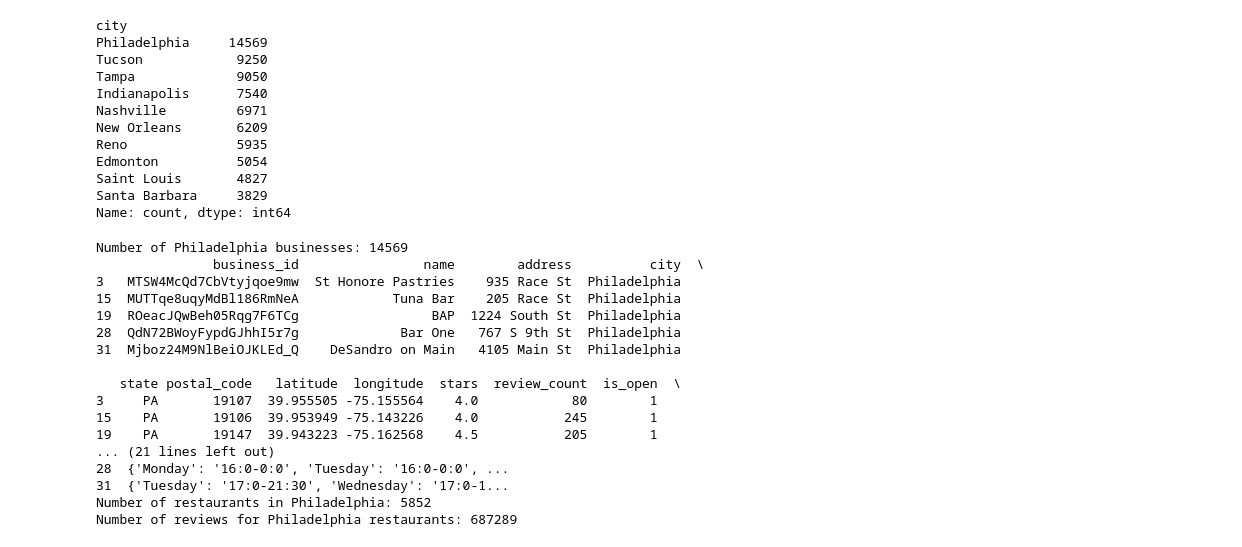
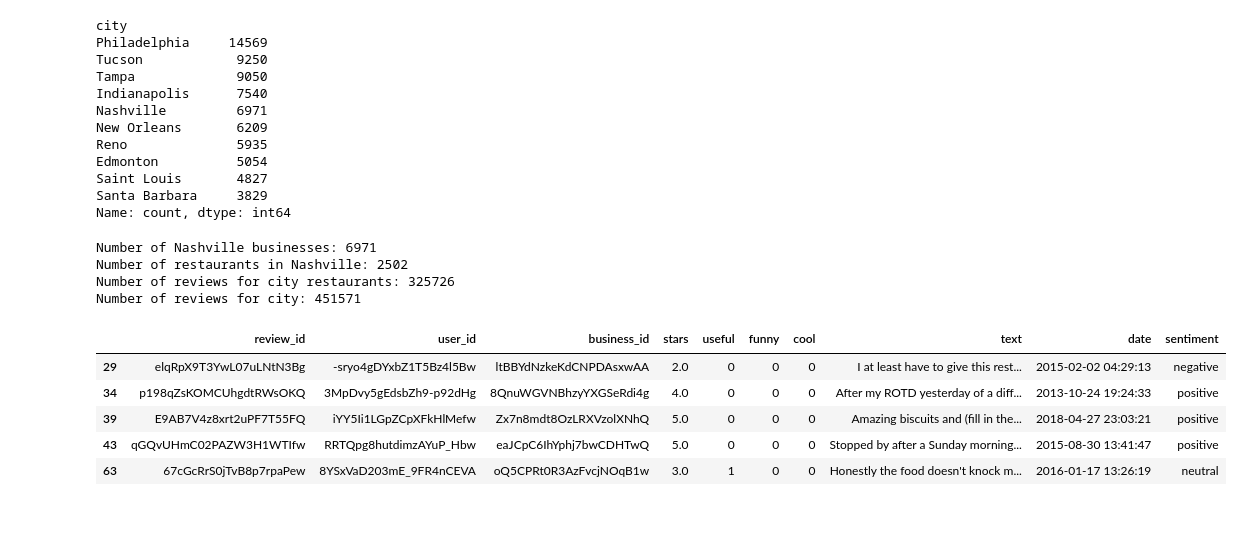
Before and after one commit to cillam/privacy-preserving-ML, a Jupyter notebook: load_data.ipynb, the cells around one changed output. Drawn from its saved outputs; the diff is of its cells as text; code cells hidden in the pictures; blank space fills up the shorter version.

```diff
--- a/load_data.ipynb
+++ b/load_data.ipynb
@@ -21,6 +21,12 @@ with open('data/yelp_dataset/yelp_academic_dataset_review.json', 'r') as f:
 
 # Combine all chunks into final DataFrame
 reviews_df = pd.concat(chunks, ignore_index=True)
+# %%
+# Create a new sentiment column based on star ratings
+reviews_df.loc[:, 'sentiment'] = reviews_df['stars'].apply(lambda x:
+    "negative" if x <= 2 else
+    "neutral" if x == 3 else
+    "positive")
 # %%
 # Get 5 random reviews
 random_reviews = reviews_df.sample(n=5)
@@ -140,44 +147,47 @@ Saint Louis       4827
 Santa Barbara     3829
 Name: count, dtype: int64
 # %%
-# Filter businesses in Philadelphia
-philly_businesses = business_df[business_df['city'] == 'Philadelphia']
+city = 'Nashville'
+# Filter businesses in city
+city_businesses = business_df[business_df['city'] == city]
 
 # Preview the filtered DataFrame
-print(f"Number of Philadelphia businesses: {len(philly_businesses)}")
-print(philly_businesses.head())
+print(f"Number of {city} businesses: {len(city_businesses)}")
 
 # Filter for businesses where 'Restaurants' appears in the categories
-philly_businesses_with_categories = philly_businesses.dropna(subset=['categories'])
-philly_restaurants = philly_businesses_with_categories[
-    philly_businesses_with_categories['categories'].str.contains('Restaurants', case=False, na=False)
+city_businesses_with_categories = city_businesses.dropna(subset=['categories'])
+city_restaurants = city_businesses_with_categories[
+    city_businesses_with_categories['categories'].str.contains('Restaurants', case=False, na=False)
 ]
 
 # Preview the filtered restaurants
-print(f"Number of restaurants in Philadelphia: {len(philly_restaurants)}")
+print(f"Number of restaurants in {city}: {len(city_restaurants)}")
 
-# Get the business IDs for Philadelphia restaurants
-philly_restaurant_ids = set(philly_restaurants['business_id'].values)
+# Get the business IDs for city restaurants
+city_restaurants_ids = set(city_restaurants['business_id'].values)
 
-# Filter reviews for only Philadelphia restaurants
-philly_restaurant_reviews = reviews_df[reviews_df['business_id'].isin(philly_restaurant_ids)]
-print(f"Number of reviews for Philadelphia restaurants: {len(philly_restaurant_reviews)}")
+# Get the business IDs for all city businesses
+city_businesses_ids = set(city_businesses['business_id'].values)
+
+# Filter reviews for only city restaurants
+city_restaurant_reviews = reviews_df[reviews_df['business_id'].isin(city_restaurants_ids)].copy()
+print(f"Number of reviews for city restaurants: {len(city_restaurant_reviews)}")
+
+# Filter reviews for all businesses in the city
+city_reviews = reviews_df[reviews_df['business_id'].isin(city_businesses_ids)].copy()
+print(f"Number of reviews for city: {len(city_reviews)}")
 # %% [output]
-Number of Philadelphia businesses: 14569
-               business_id                name        address          city  \
-3   MTSW4McQd7CbVtyjqoe9mw  St Honore Pastries    935 Race St  Philadelphia
-15  MUTTqe8uqyMdBl186RmNeA            Tuna Bar    205 Race St  Philadelphia
-19  ROeacJQwBeh05Rqg7F6TCg                 BAP  1224 South St  Philadelphia
-28  QdN72BWoyFypdGJhhI5r7g             Bar One   767 S 9th St  Philadelphia
-31  Mjboz24M9NlBeiOJKLEd_Q    DeSandro on Main   4105 Main St  Philadelphia
-
-   state postal_code   latitude  longitude  stars  review_count  is_open  \
-3     PA       19107  39.955505 -75.155564    4.0            80        1
-15    PA       19106  39.953949 -75.143226    4.0           245        1
-19    PA       19147  39.943223 -75.162568    4.5           205        1
-... (21 lines left out)
-28  {'Monday': '16:0-0:0', 'Tuesday': '16:0-0:0', ...
-31  {'Tuesday': '17:0-21:30', 'Wednesday': '17:0-1...
-Number of restaurants in Philadelphia: 5852
-Number of reviews for Philadelphia restaurants: 687289
+Number of Nashville businesses: 6971
+Number of restaurants in Nashville: 2502
+Number of reviews for city restaurants: 325726
+Number of reviews for city: 451571
+# %%
+city_reviews.head()
+# %% [output]
+|  | review_id | user_id | business_id | stars | useful | funny | cool | text | date | sentiment |
+| 29 | elqRpX9T3YwL07uLNtN3Bg | -sryo4gDYxbZ1T5Bz4l5Bw | ltBBYdNzkeKdCNPDAsxwAA | 2.0 | 0 | 0 | 0 | I at least have to give this rest... | 2015-02-02 04:29:13 | negative |
+| 34 | p198qZsKOMCUhgdtRWsOKQ | 3MpDvy5gEdsbZh9-p92dHg | 8QnuWGVNBhzyYXGSeRdi4g | 4.0 | 0 | 0 | 0 | After my ROTD yesterday of a diff... | 2013-10-24 19:24:33 | positive |
+| 39 | E9AB7V4z8xrt2uPF7T55FQ | iYY5Ii1LGpZCpXFkHlMefw | Zx7n8mdt8OzLRXVzolXNhQ | 5.0 | 0 | 0 | 0 | Amazing biscuits and (fill in the... | 2018-04-27 23:03:21 | positive |
+| 43 | qGQvUHmC02PAZW3H1WTIfw | RRTQpg8hutdimzAYuP_Hbw | eaJCpC6IhYphj7bwCDHTwQ | 5.0 | 0 | 0 | 0 | Stopped by after a Sunday morning... | 2015-08-30 13:41:47 | positive |
+| 63 | 67cGcRrS0jTvB8p7rpaPew | 8YSxVaD203mE_9FR4nCEVA | oQ5CPRt0R3AzFvcjNOqB1w | 3.0 | 1 | 0 | 0 | Honestly the food doesn't knock m... | 2016-01-17 13:26:19 | neutral |
 # %%
```
Also changed, not shown: parts of 11 cells of this notebook, 7 other files.
